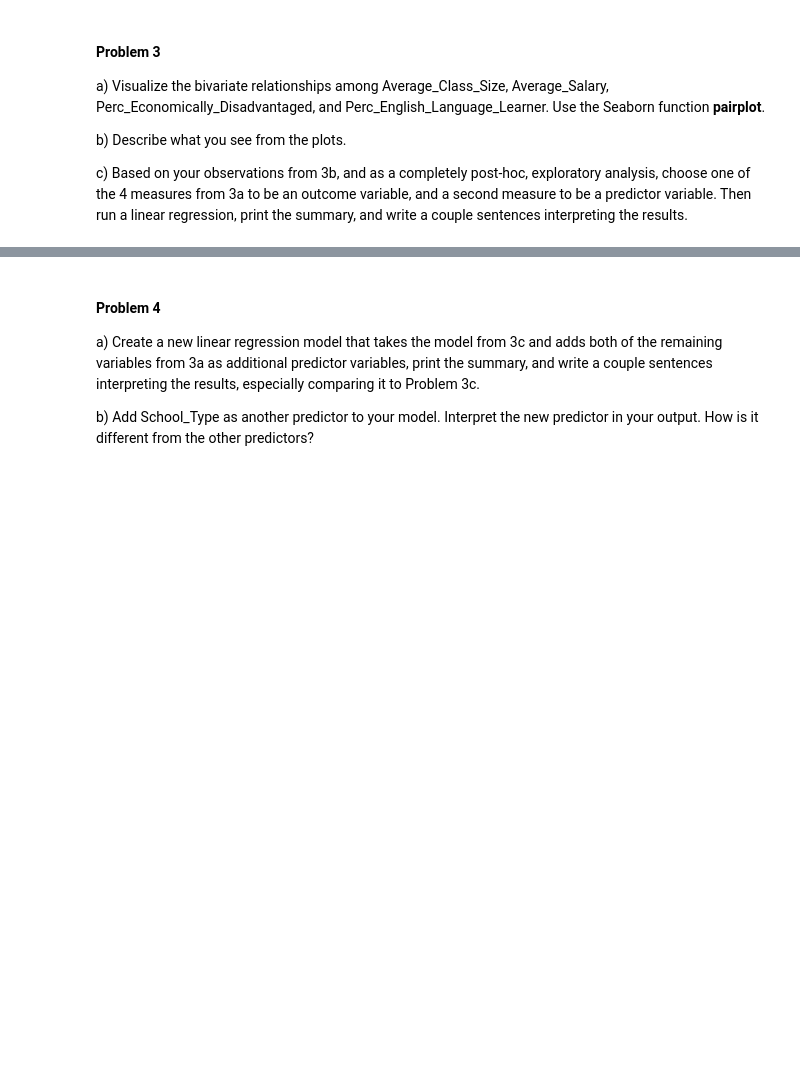
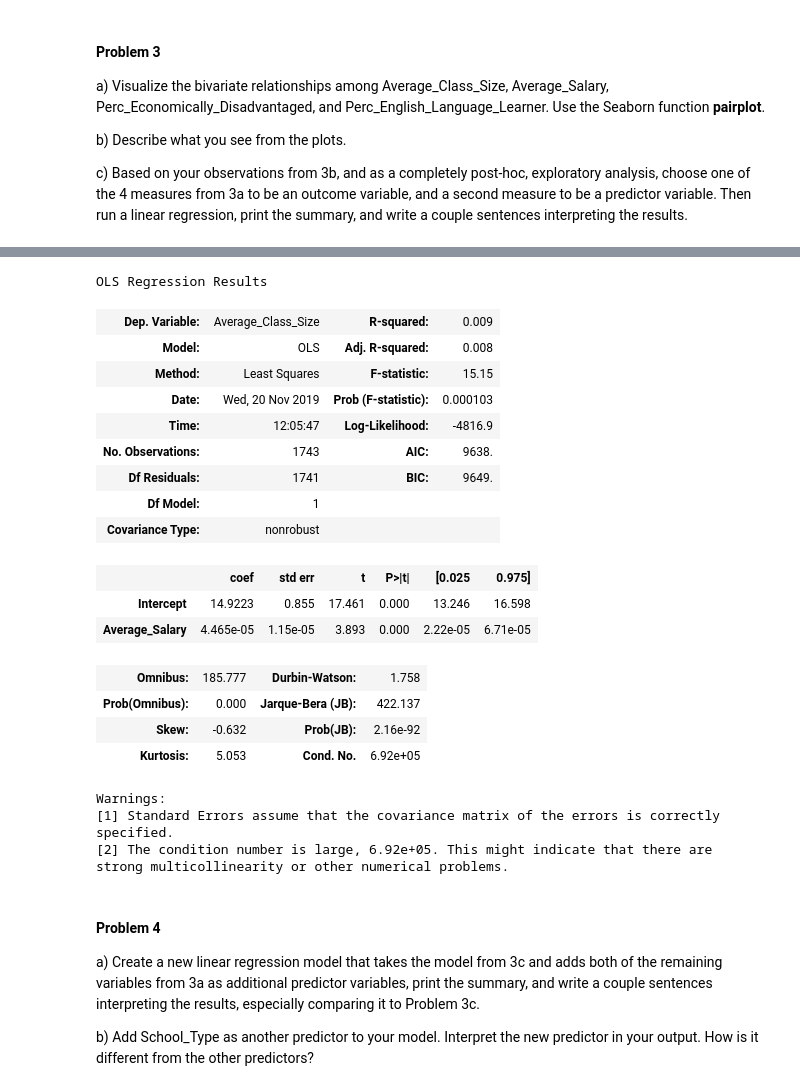
Before and after one commit to destanycb/f19_epsy5200_assignment11, a Jupyter notebook: F19 EPSY 5200 Assignment 11.ipynb, the cells around one changed output, grey strips where cells are left out. Drawn from its saved outputs; the diff is of its cells as text; code cells hidden in the pictures; blank space fills up the shorter version.

Commit message:
Problem 3

```diff
--- a/F19 EPSY 5200 Assignment 11.ipynb
+++ b/F19 EPSY 5200 Assignment 11.ipynb
@@ -95,3 +104,32 @@ c) Based on your observations from 3b, and as a completely post-hoc, exploratory
+# %%
+#The variable average class size
+avgclasssize_avgsal = smf.ols(formula = 'Average_Class_Size ~ Average_Salary', data = df).fit()
+avgclasssize_avgsal.summary()
+
+#Overall the regression analysis indicates that average salary has a small positive effect on the average class size.
+#Average salary explains less than 1% of the variation in average class size.
+# %% [output]
+OLS Regression Results
+| Dep. Variable: | Average_Class_Size | R-squared: | 0.009 |
+| Model: | OLS | Adj. R-squared: | 0.008 |
+| Method: | Least Squares | F-statistic: | 15.15 |
+| Date: | Wed, 20 Nov 2019 | Prob (F-statistic): | 0.000103 |
+| Time: | 12:05:47 | Log-Likelihood: | -4816.9 |
+| No. Observations: | 1743 | AIC: | 9638. |
+| Df Residuals: | 1741 | BIC: | 9649. |
+| Df Model: | 1 |  |  |
+| Covariance Type: | nonrobust |  |  |
+|  | coef | std err | t | P>|t| | [0.025 | 0.975] |
+| Intercept | 14.9223 | 0.855 | 17.461 | 0.000 | 13.246 | 16.598 |
+| Average_Salary | 4.465e-05 | 1.15e-05 | 3.893 | 0.000 | 2.22e-05 | 6.71e-05 |
+| Omnibus: | 185.777 | Durbin-Watson: | 1.758 |
+| Prob(Omnibus): | 0.000 | Jarque-Bera (JB): | 422.137 |
+| Skew: | -0.632 | Prob(JB): | 2.16e-92 |
+| Kurtosis: | 5.053 | Cond. No. | 6.92e+05 |
+Warnings:
+[1] Standard Errors assume that the covariance matrix of the errors is correctly specified.
+[2] The condition number is large, 6.92e+05. This might indicate that there are
+strong multicollinearity or other numerical problems.
 # %% [markdown]
 #### Problem 4
 
```
Also changed, not shown: parts of 2 cells of this notebook.
